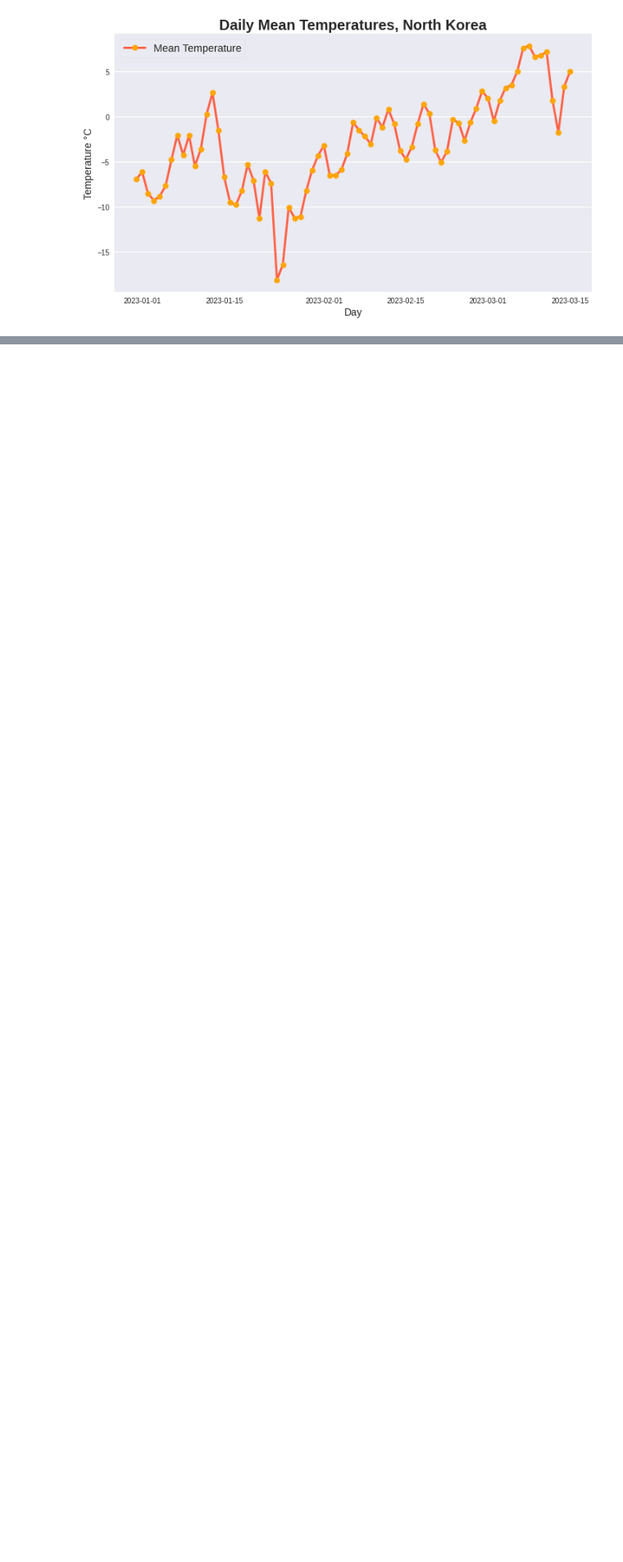
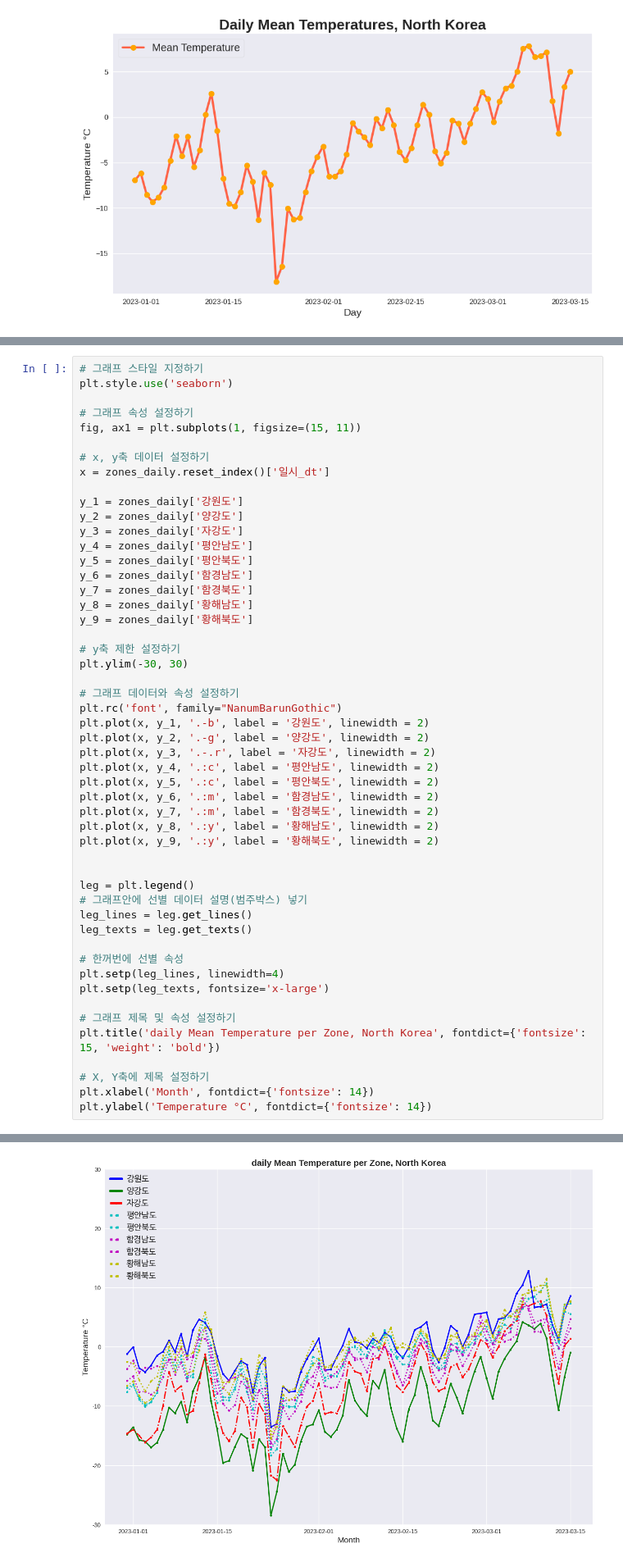
Before and after one commit to thdfydgh/MilitaryProjectDA, a Jupyter notebook: NorthKoreaDA.ipynb, the cells around one changed output, grey strips where cells are left out. Shown at 82% size. Cells and saved outputs as stored; diff of their text form; blank space fills up the shorter version.

```diff
--- a/NorthKoreaDA.ipynb
+++ b/NorthKoreaDA.ipynb
@@ -317,0 +462,52 @@ plt.tight_layout()
+# %%
+# 그래프 스타일 지정하기
+plt.style.use('seaborn')
+
+# 그래프 속성 설정하기
+fig, ax1 = plt.subplots(1, figsize=(15, 11))
+
+# x, y축 데이터 설정하기
+x = zones_daily.reset_index()['일시_dt']
+
+y_1 = zones_daily['강원도']
+y_2 = zones_daily['양강도']
+y_3 = zones_daily['자강도']
+y_4 = zones_daily['평안남도']
+y_5 = zones_daily['평안북도']
+y_6 = zones_daily['함경남도']
+y_7 = zones_daily['함경북도']
+y_8 = zones_daily['황해남도']
+y_9 = zones_daily['황해북도']
+
+# y축 제한 설정하기
+plt.ylim(-30, 30)
+
+# 그래프 데이터와 속성 설정하기
+plt.rc('font', family="NanumBarunGothic")
+plt.plot(x, y_1, '.-b', label = '강원도', linewidth = 2)
+plt.plot(x, y_2, '.-g', label = '양강도', linewidth = 2)
+plt.plot(x, y_3, '.-.r', label = '자강도', linewidth = 2)
+plt.plot(x, y_4, '.:c', label = '평안남도', linewidth = 2)
+plt.plot(x, y_5, '.:c', label = '평안북도', linewidth = 2)
+plt.plot(x, y_6, '.:m', label = '함경남도', linewidth = 2)
+plt.plot(x, y_7, '.:m', label = '함경북도', linewidth = 2)
+plt.plot(x, y_8, '.:y', label = '황해남도', linewidth = 2)
+plt.plot(x, y_9, '.:y', label = '황해북도', linewidth = 2)
+
+
+leg = plt.legend()
+# 그래프안에 선별 데이터 설명(범주박스) 넣기
+leg_lines = leg.get_lines()
+leg_texts = leg.get_texts()
+
+# 한꺼번에 선별 속성
+plt.setp(leg_lines, linewidth=4)
+plt.setp(leg_texts, fontsize='x-large')
+
+# 그래프 제목 및 속성 설정하기
+plt.title('daily Mean Temperature per Zone, North Korea', fontdict={'fontsize': 15, 'weight': 'bold'})
+
+# X, Y축에 제목 설정하기
+plt.xlabel('Month', fontdict={'fontsize': 14})
+plt.ylabel('Temperature °C', fontdict={'fontsize': 14})
+# %% [output]
@@ -317,0 +515 @@ plt.tight_layout()
+[figure, added]
```
Also changed, not shown: parts of 14 cells of this notebook.
